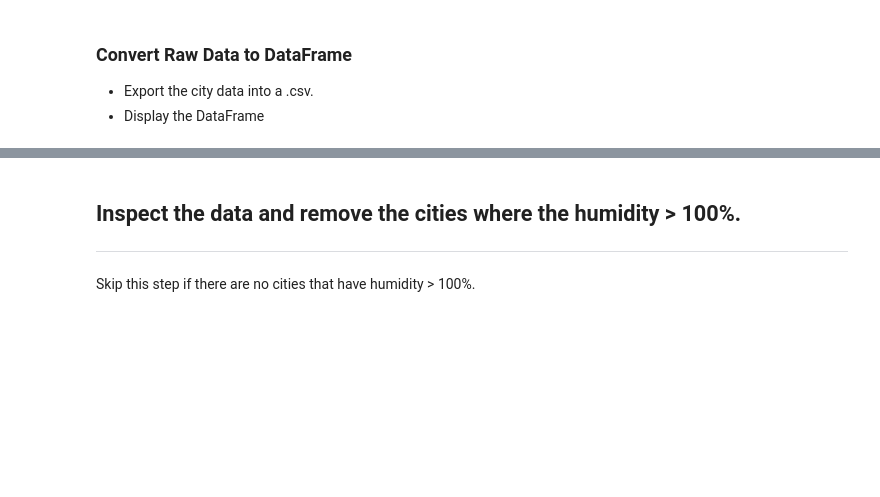
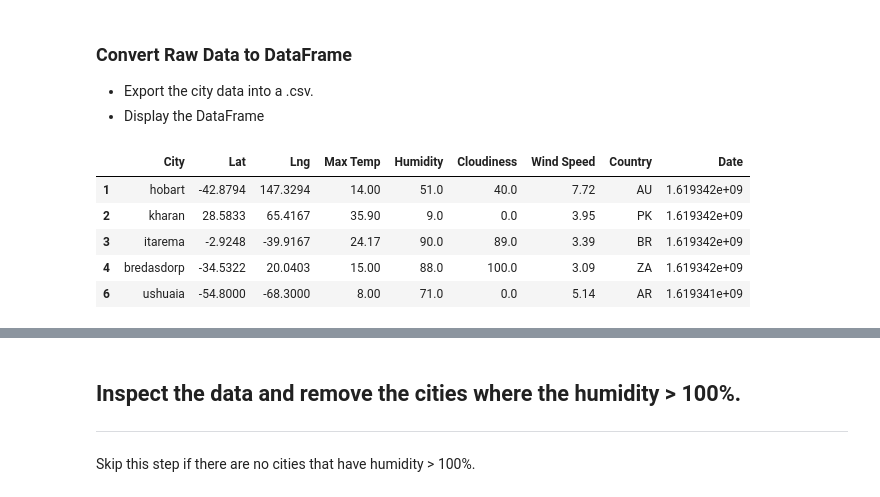
Before and after one commit to sSalvs/python-api-challenge, a Jupyter notebook: WeatherPy/SS_WeatherPy.ipynb, the cells around one changed output, grey strips where cells are left out. Cells and saved outputs as stored; diff of their text form; code cells hidden in the pictures; blank space fills up the shorter version.

```diff
--- a/WeatherPy/SS_WeatherPy.ipynb
+++ b/WeatherPy/SS_WeatherPy.ipynb
@@ -160,0 +194,11 @@ cities_df
+# %%
+city_list_df.to_csv("../Output/cities.csv", index=True)
+
+city_list_df.head(5)
+# %% [output]
+|  | City | Lat | Lng | Max Temp | Humidity | Cloudiness | Wind Speed | Country | Date |
+| 1 | hobart | -42.8794 | 147.3294 | 14.00 | 51.0 | 40.0 | 7.72 | AU | 1.619342e+09 |
+| 2 | kharan | 28.5833 | 65.4167 | 35.90 | 9.0 | 0.0 | 3.95 | PK | 1.619342e+09 |
+| 3 | itarema | -2.9248 | -39.9167 | 24.17 | 90.0 | 89.0 | 3.39 | BR | 1.619342e+09 |
+| 4 | bredasdorp | -34.5322 | 20.0403 | 15.00 | 88.0 | 100.0 | 3.09 | ZA | 1.619342e+09 |
+| 6 | ushuaia | -54.8000 | -68.3000 | 8.00 | 71.0 | 0.0 | 5.14 | AR | 1.619341e+09 |
```
Also changed, not shown: parts of 8 cells of this notebook, 3 other files.
